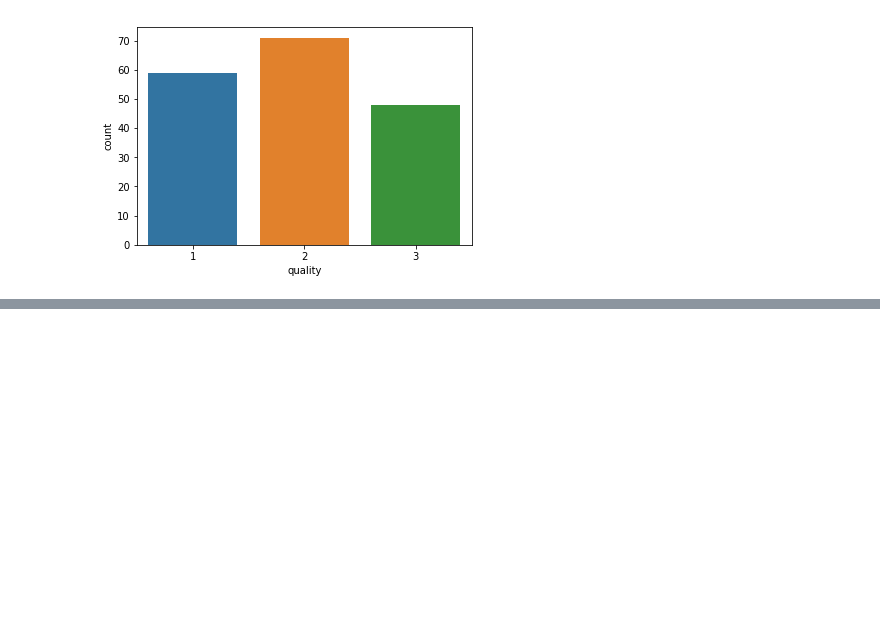
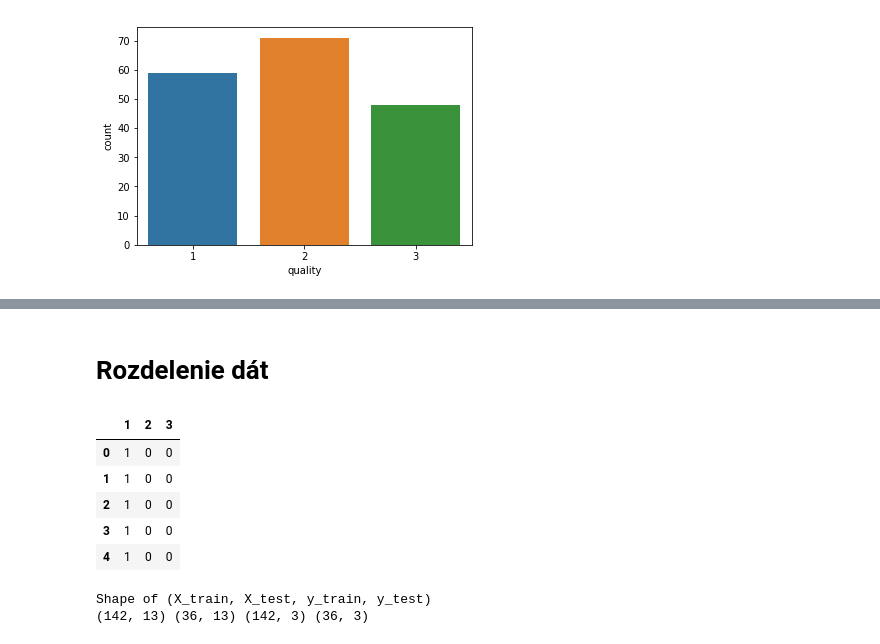
Before and after one commit to MajkaH/Holkova_NS2019, a Jupyter notebook: utf-8''Holkova_projekt.ipynb, the cells around one changed output, grey strips where cells are left out. Drawn from its saved outputs; the diff is of its cells as text; code cells hidden in the pictures; blank space fills up the shorter version.

Commit message:
Add files via upload
Vytvorenie neuronovej siete

```diff
--- a/utf-8''Holkova_projekt.ipynb
+++ b/utf-8''Holkova_projekt.ipynb
@@ -53,0 +91,26 @@ sns.countplot(x='quality',data=X)
+# %% [markdown]
+# Rozdelenie dát
+# %%
+#vytvorenie fiktívnych premenných pre kategorické prvky
+Y = pd.get_dummies(Y)
+Y.head()
+# %% [output]
+|  | 1 | 2 | 3 |
+| 0 | 1 | 0 | 0 |
+| 1 | 1 | 0 | 0 |
+| 2 | 1 | 0 | 0 |
+| 3 | 1 | 0 | 0 |
+| 4 | 1 | 0 | 0 |
+# %%
+from sklearn.model_selection import train_test_split
+
+np.random.seed(127)
+
+# rozdelenie datasetu na dva trenovacie a dva testovacie sety
+X_train, X_test, y_train, y_test = train_test_split(X.values, Y.values, test_size=0.2, random_state=13)
+
+print ("Shape of (X_train, X_test, y_train, y_test)")
+print (X_train.shape, X_test.shape, y_train.shape, y_test.shape)
+# %% [output]
+Shape of (X_train, X_test, y_train, y_test)
+(142, 13) (36, 13) (142, 3) (36, 3)
```
Also changed, not shown: parts of 4 cells of this notebook.
